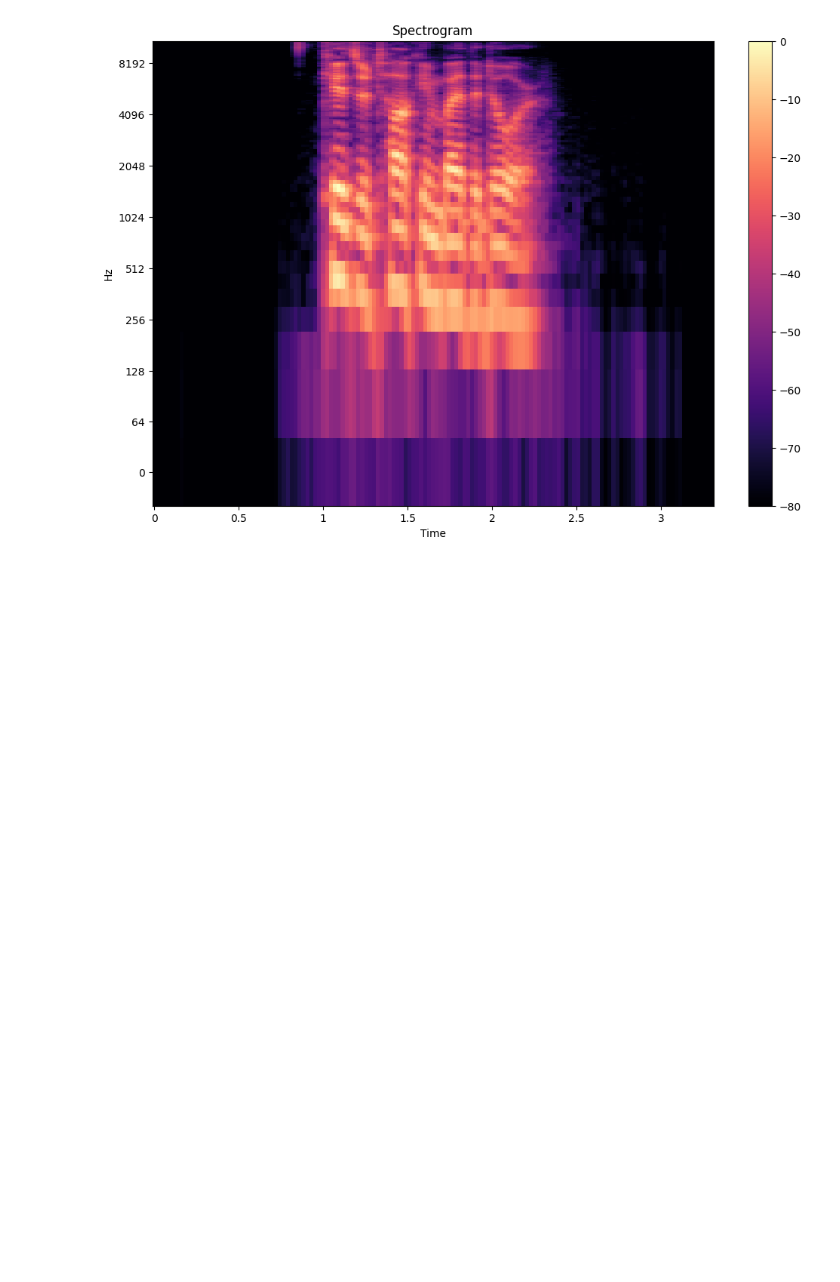
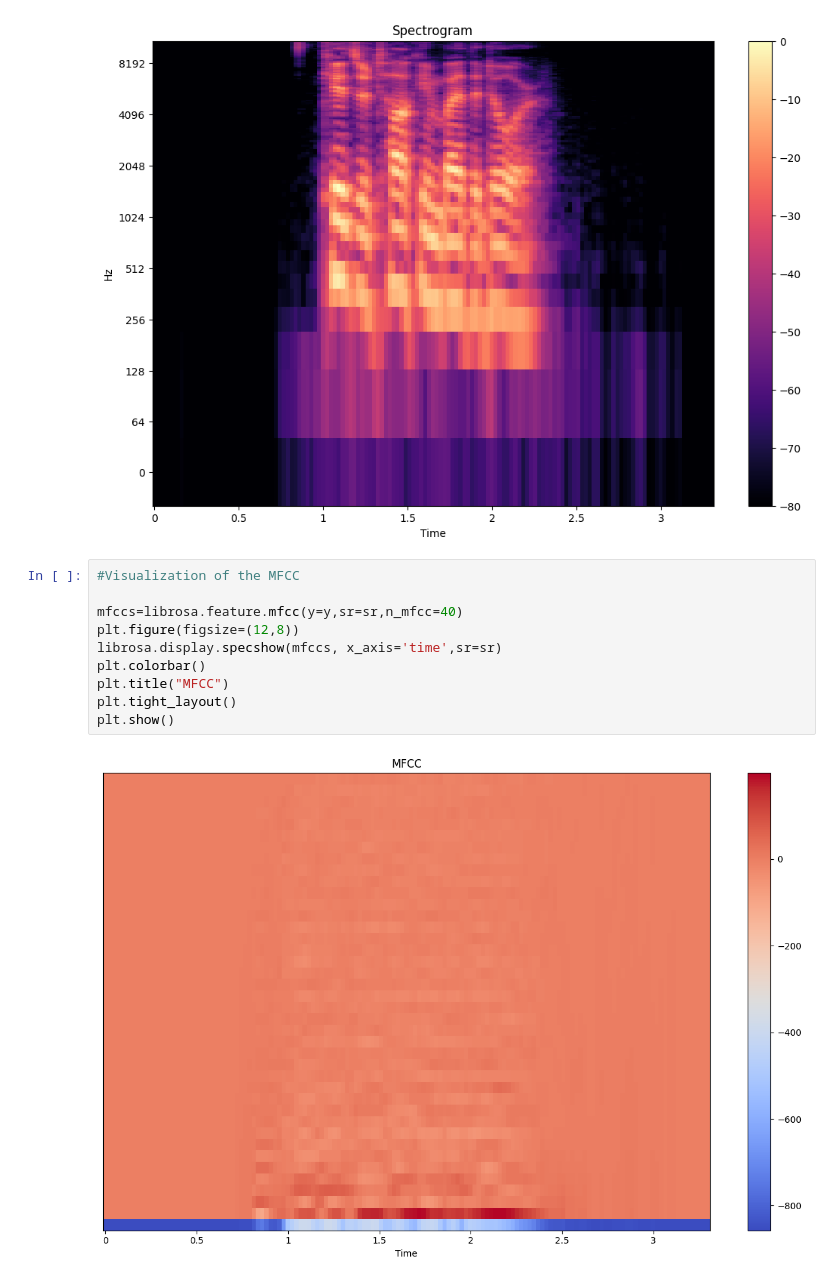
Before and after one commit to saadyaq/emotion-detector, a Jupyter notebook: notebooks/exploration.ipynb, the cells around one changed output. Drawn from its saved outputs; the diff is of its cells as text; blank space fills up the shorter version.

```diff
--- a/notebooks/exploration.ipynb
+++ b/notebooks/exploration.ipynb
@@ -30,3 +30,15 @@ plt.title("Spectrogram")
 plt.show()
 # %% [output]
 [figure]
+# %%
+#Visualization of the MFCC
+
+mfccs=librosa.feature.mfcc(y=y,sr=sr,n_mfcc=40)
+plt.figure(figsize=(12,8))
+librosa.display.specshow(mfccs, x_axis='time',sr=sr)
+plt.colorbar()
+plt.title("MFCC")
+plt.tight_layout()
+plt.show()
+# %% [output]
+[figure, added]
```
Also changed, not shown: parts of 1 cell of this notebook, 1 other file.
